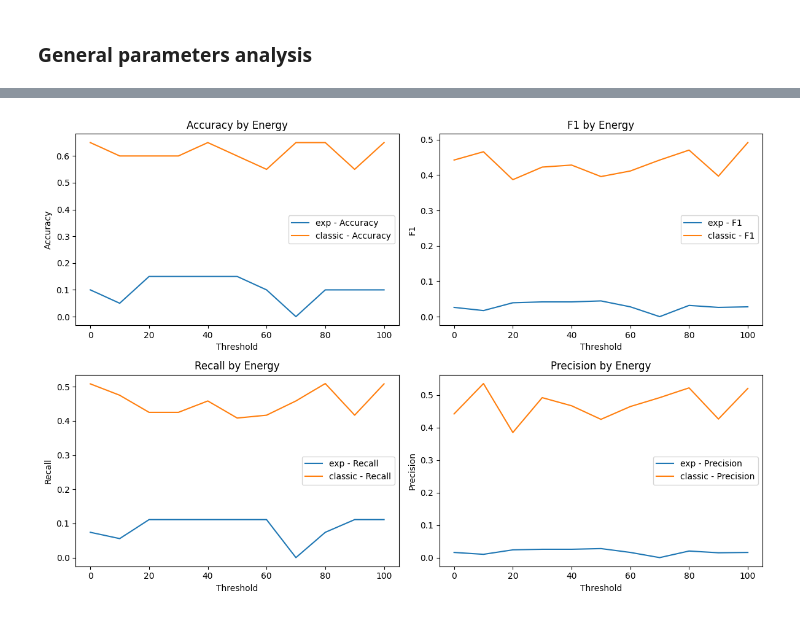
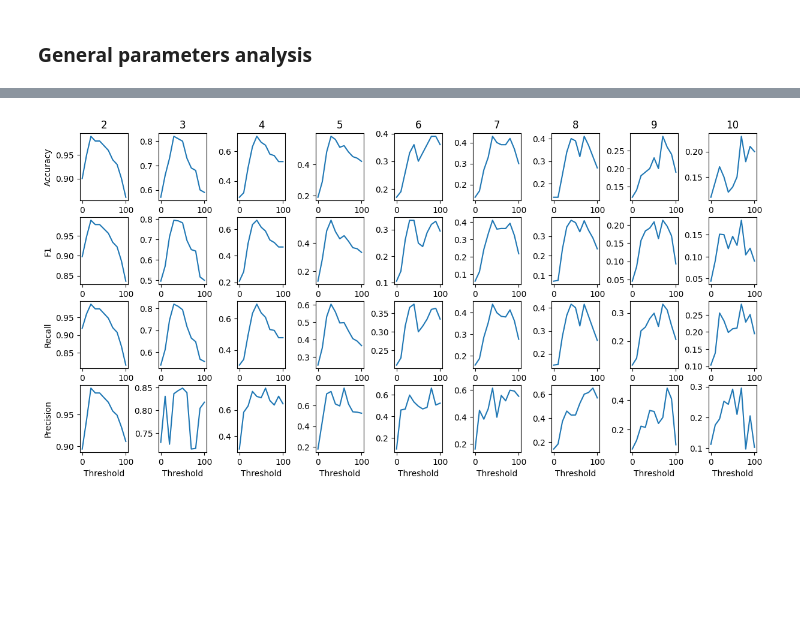
Before and after one commit to volodymyrkir/python_neural_nets, a Jupyter notebook: tasks/task_4.ipynb, the cells around one changed output, grey strips where cells are left out. Drawn from its saved outputs; the diff is of its cells as text; code cells hidden in the pictures; blank space fills up the shorter version.

Commit message:
Analysis and visualization fixes

```diff
--- a/tasks/task_4.ipynb
+++ b/tasks/task_4.ipynb
@@ -153,7 +25,9 @@ With 1 iterations: Accuracy: 0.25325325325325326, F1: 0.23488635720268825, Recal
 # %%
-def train_and_visualize(train, test, classes, hide_charts = False, test_len=20, learning_rule='hebb', energy_function='classic', update_function='sync'):
+def train_and_visualize(train, test, classes, hide_charts = False, test_len=20, references_per_class=1, learning_rule='hebb', energy_function='classic', update_function='sync', threshold=0):
 
-    references = list(map(lambda n: train[0][np.where(train[1] == n)[0]][0], classes))
+    references = list(map(lambda n: train[0][np.where(train[1] == n)[0]][:references_per_class], classes))
+    references = np.array(references).reshape(len(classes) * references_per_class, 784)
+    print(references.shape)
 
     model = Hopfield((28, 28))
     model.train_weights(references, learning_rule)
@@ -162,17 +36,22 @@ def train_and_visualize(train, test, classes, hide_charts = False, test_len=20,
     for i in range(test_len):
         label = test[1][i]
         image = test[0][i]
-        predicted = model.predict([image], 1, threshold=0, energy_function=energy_function, update_function=update_function)[0]
+        predicted = model.predict([image], 1, threshold=threshold, energy_function=energy_function, update_function=update_function)[0]
+
+        # somehow storkey is inverted after the full sync update
+        if learning_rule == 'storkey' and update_function == 'sync':
+            predicted = -np.sign(predicted)
 
         reference_similarities = list(map(lambda ref: np.count_nonzero(ref == predicted), references))
         prediction = reference_similarities.index(max(reference_similarities))
-        predictions.append(prediction)
+        prediction_label = prediction // references_per_class
+        predictions.append(prediction_label)
 
         if not hide_charts:
             print(f'Predicted value = {prediction}, actual label = {label}')
             fig, (ax1, ax2, ax3, ax4) = plt.subplots(ncols=4)
             fig.tight_layout(pad=1.0)
-            ax1.imshow(references[label].reshape(28, 28), cmap='Greys',  interpolation='nearest')
+            ax1.imshow(references[label * references_per_class].reshape(28, 28), cmap='Greys',  interpolation='nearest')
             ax1.set_title("Memory")
             ax2.imshow(image.reshape(28, 28), cmap='Greys',  interpolation='nearest')
             ax2.set_title("Input")
@@ -292,47 +128,44 @@ As we can see, predicted labels are coming directly from predicted images, which
 # %%
-def visualize_dict_metrics(metrics_dict, metric_names, parameter_name):
-    plt.figure(figsize=(12, 8))
-    for func, metrics in metrics_dict.items():
-        plt.subplot(2, 2, 1)
-        plt.plot(metrics.keys(), [metric[0] for metric in metrics.values()], label=f'{func} - {metric_names[0]}')
-        plt.title(f'{metric_names[0]} by {parameter_name}')
-        plt.xlabel('Threshold')
-        plt.ylabel(metric_names[0])
-        plt.legend()
+def visualize_dict_metrics(history):
+    metric_names = ['Accuracy', 'F1', 'Recall', 'Precision']
 
-        plt.subplot(2, 2, 2)
-        plt.plot(metrics.keys(), [metric[1] for metric in metrics.values()], label=f'{func} - {metric_names[1]}')
-        plt.title(f'{metric_names[1]} by {parameter_name}')
-        plt.xlabel('Threshold')
-        plt.ylabel(metric_names[1])
-        plt.legend()
+    for rule, energies_dict in history.items():
+        for energy, updates_dict in energies_dict.items():
+            for update, labels_dict in updates_dict.items():
+                if len(list(labels_dict.items())[0][1]) == 0:
+                    continue
 
-        plt.subplot(2, 2, 3)
-        plt.plot(metrics.keys(), [metric[2] for metric in metrics.values()], label=f'{func} - {metric_names[2]}')
-        plt.title(f'{metric_names[2]} by {parameter_name}')
-        plt.xlabel('Threshold')
-        plt.ylabel(metric_names[2])
-        plt.legend()
+                print(f'rule: {rule}, energy: {energy}, update: {update}')
+                fig = plt.figure(figsize=(12, 6))
 
-        plt.subplot(2, 2, 4)
-        plt.plot(metrics.keys(), [metric[3] for metric in metrics.values()], label=f'{func} - {metric_names[3]}')
-        plt.title(f'{metric_names[3]} by {parameter_name}')
-        plt.xlabel('Threshold')
-        plt.ylabel(metric_names[3])
-        plt.legend()
+                for label, metrics in labels_dict.items():
+                    offset = label - 2
 
-    plt.tight_layout()
-    plt.show()
+                    plt.subplot(4, 9, 1 + offset)
+                    plt.plot(metrics.keys(), [metric[0] for metric in metrics.values()], label=f'{update} - {metric_names[0]}')
+                    plt.title(f'{label}')
+                    if label == 2:
+                        plt.ylabel(metric_names[0])
 
-# Replace metric_names with the actual names of your metrics
-metric_names = ['Accuracy', 'F1', 'Recall', 'Precision']
+                    plt.subplot(4, 9, 10 + offset)
+                    plt.plot(metrics.keys(), [metric[1] for metric in metrics.values()], label=f'{update} - {metric_names[1]}')
+                    if label == 2:
+                        plt.ylabel(metric_names[1])
 
-# Visualize energy_metrics
-visualize_dict_metrics(energy_metrics, metric_names, 'Energy')
+                    plt.subplot(4, 9, 19 + offset)
+                    plt.plot(metrics.keys(), [metric[2] for metric in metrics.values()], label=f'{update} - {metric_names[2]}')
+                    if label == 2:
+                        plt.ylabel(metric_names[2])
 
-# Visualize update_metrics
-visualize_dict_metrics(update_metrics, metric_names, 'Update')
+                    plt.subplot(4, 9, 28 + offset)
+                    plt.plot(metrics.keys(), [metric[3] for metric in metrics.values()], label=f'{update} - {metric_names[3]}')
+                    if label == 2:
+                        plt.ylabel(metric_names[3])
+                    plt.xlabel('Threshold')
 
-# Visualize rule_metrics
-visualize_dict_metrics(rule_metrics, metric_names, 'Learning Rule')
+                fig.tight_layout(pad=0.1)
+                plt.show()
+
+
+visualize_dict_metrics(history)
 # %% [output]
@@ -339 +173 @@ visualize_dict_metrics(rule_metrics, metric_names, 'Learning Rule')
-[figure, old version]
+[figure, new version]
```
Also changed, not shown: parts of 12 cells of this notebook.
